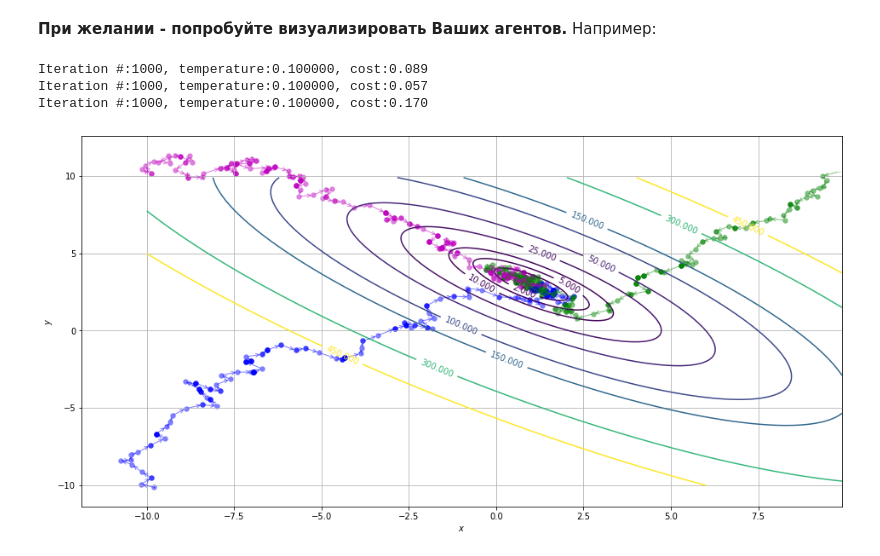
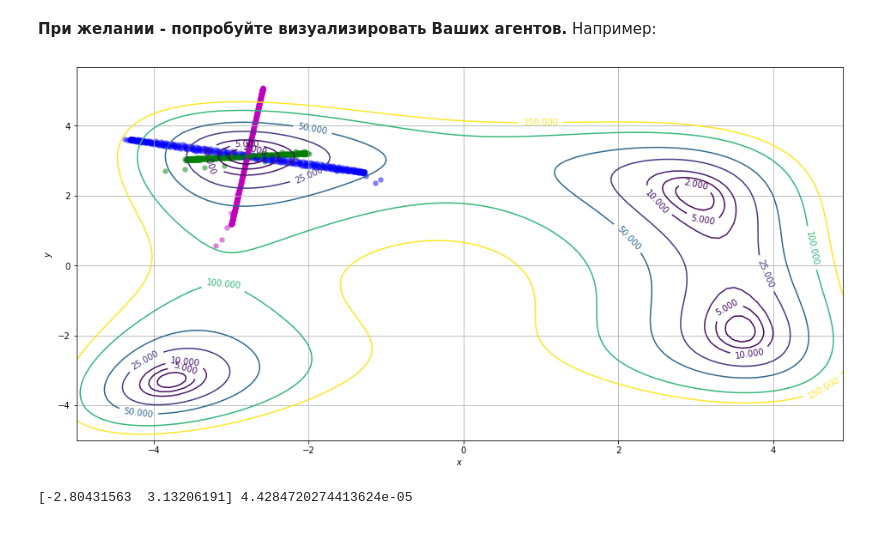
Before and after one commit to TikhonovDaniil/AINavigationControl5.2020, a Jupyter notebook: L1/L1_N2.1.ipynb, the cells around one changed output. Saved outputs shown, nothing was run; the diff lists cells and outputs as text; code cells hidden in the pictures.

```diff
--- a/L1/L1_N2.1.ipynb
+++ b/L1/L1_N2.1.ipynb
@@ -398,52 +402,3 @@ $$v_i \leftarrow v_i + \alpha (p_i - x_i) + \beta (g - x_i)$$
 $\beta$ полагается равным $1-\alpha$.
 # %% [markdown]
 **При желании - попробуйте визуализировать Ваших агентов.** Например:
-# %%
-# установка размера графика
-plt.rcParams['figure.figsize'] = (16,8)
-
-# создание графики
-fig = plt.figure()
-
-# вывод функции (1)
-ax = fig.add_subplot(1, 1, 1)
-ax.set_xlabel('$x$')
-ax.set_ylabel('$y$')
-
-# построение линий уровня
-cs = ax.contour(X, Y, Z, [0,2,5,10,25,50,100,150,300,450]);
-
-# каждый агент - выделение цветом
-colors = ['b', 'g', 'm']
-
-# с разных точек
-fstate = [(-10, -10), (10, 10), (-10, 10)];
-
-for state, color in zip(fstate, colors):
-    point, cost, lstate = simulated_annealing(FButa, (-10, 10), (-10, 10), state, 100, 0.1);
-
-    # вывод точек
-    # p = np.array(lstate);
-    # ax.scatter(p[:,0], p[:,1], s = 1, color = color)
-
-    # вывод точек
-    p = np.array(lstate);
-    p = p[:200];
-
-    ax.scatter(p[0,0], p[0,1], c=color, s = 1, lw = 0, alpha = 1)
-    for j in range(1, len(p)):
-        ax.scatter(p[j, 0], p[j, 1], c = color, s = 40, lw = 0, alpha = 0.5)
-        ax.annotate('', xy=(p[j, 0], p[j, 1]), xytext=(p[j-1, 0], p[j-1,1]), alpha=0.5,
-                    arrowprops={'arrowstyle': '->', 'color': color, 'lw': 1, 'alpha': 0.5},
-                    va='center', ha='center')
-
-# добавление подписей к линиям уровня
-ax.clabel(cs);
-ax.grid();
-
-plt.show()
-# %% [output]
-Iteration #:1000, temperature:0.100000, cost:0.089
-Iteration #:1000, temperature:0.100000, cost:0.057
-Iteration #:1000, temperature:0.100000, cost:0.170
-[figure, removed]
@@ -449,0 +416,4 @@ Iteration #:1000, temperature:0.100000, cost:0.170
+# %%
+import numpy as np
+def FButa_2(x):
+    return np.power(x[0]*x[0] + x[1] - 11, 2.) + np.power(x[0] + x[1] * x[1] -7,2.);
@@ -449,0 +487,6 @@ Iteration #:1000, temperature:0.100000, cost:0.170
+# %%
+x, history = ParticleSwarmOptimization(FButa_2, (-5,5), (-5, 5))
+print(x, FButa_2(x))
+# %% [output]
+[figure, added]
+[-2.80431563  3.13206191] 4.4284720274413624e-05
```
Also changed, not shown: parts of 8 cells of this notebook.
